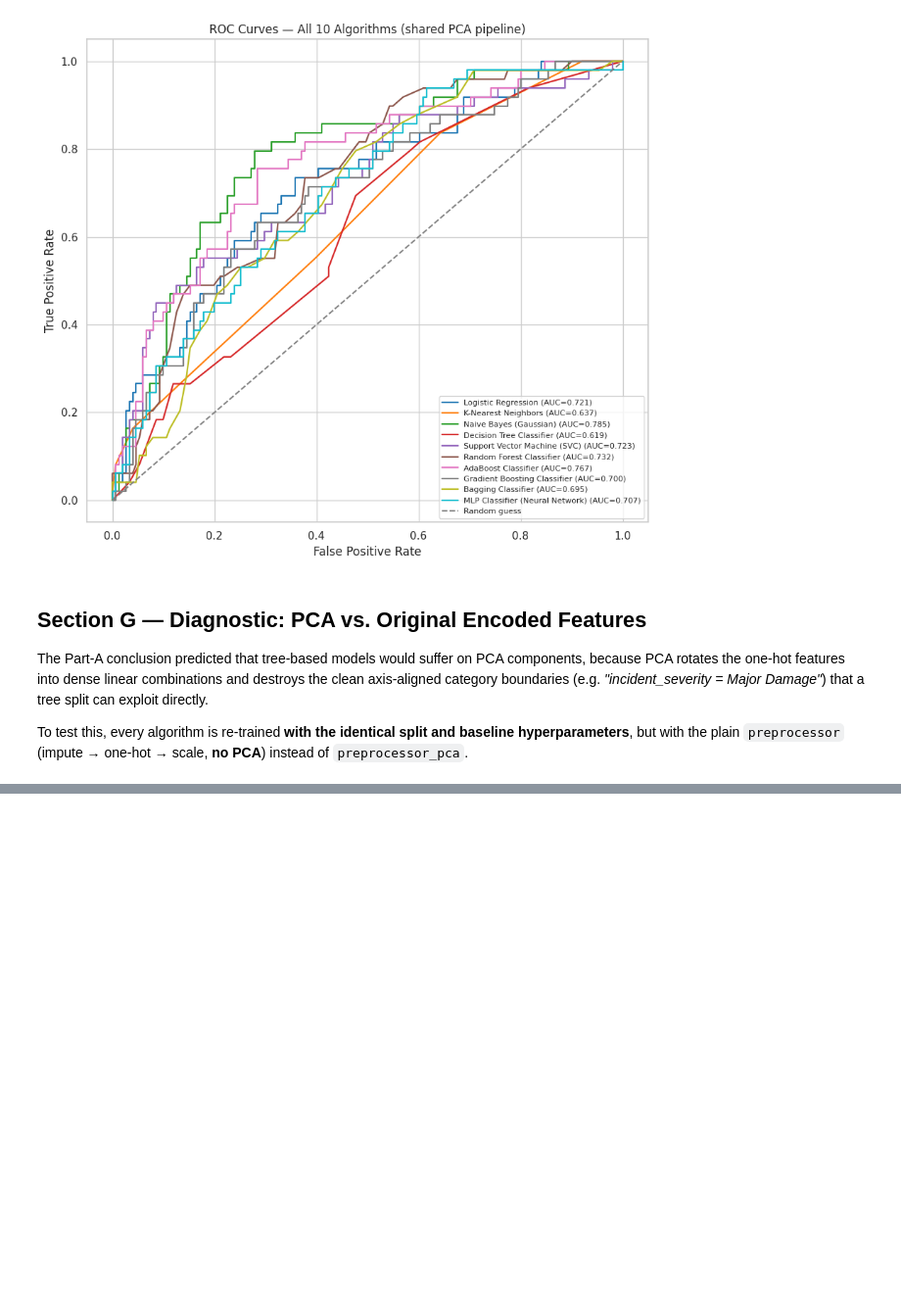
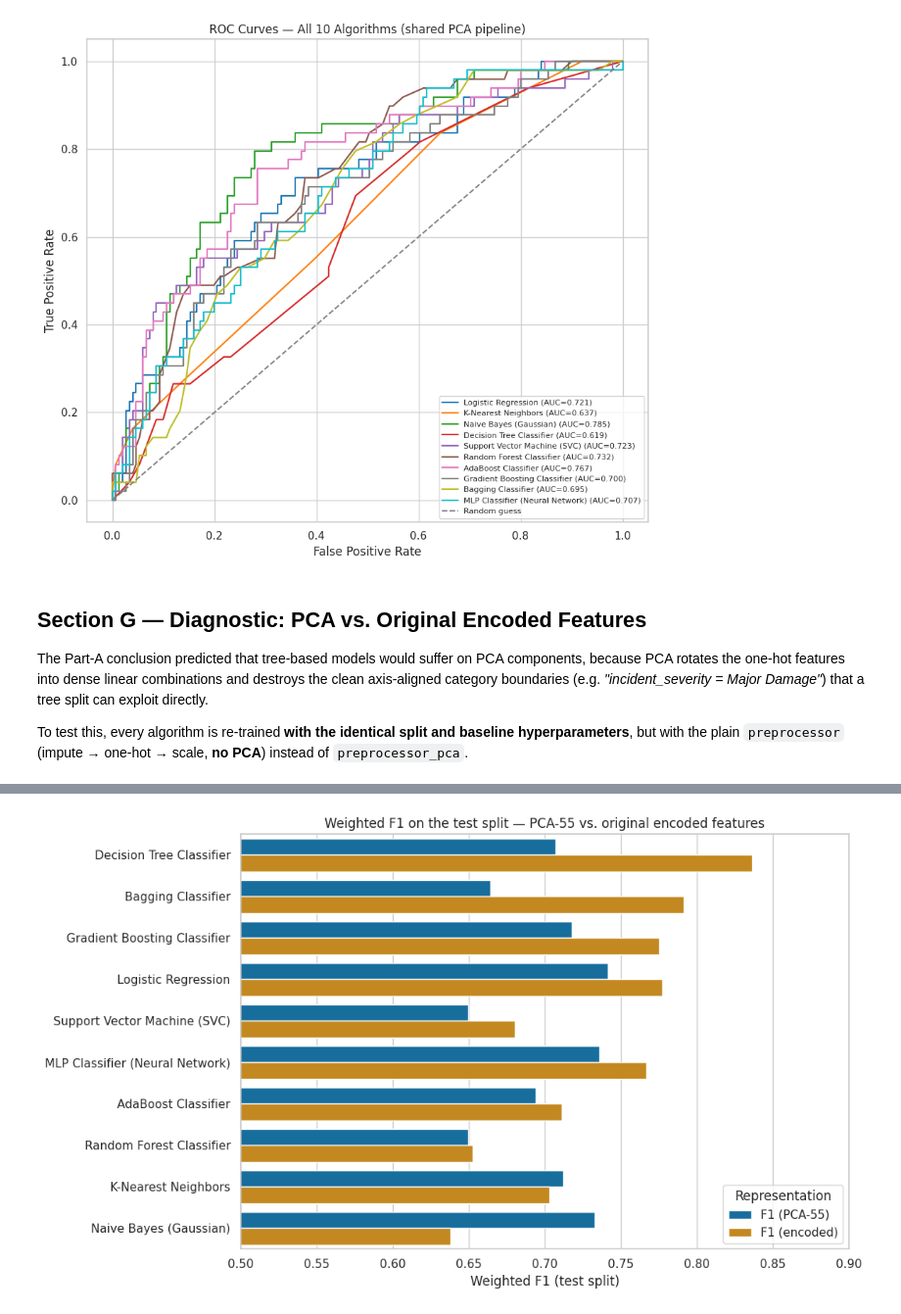
Before and after one commit to GVR2007/AI-risk-analysis, a Jupyter notebook: notebooks/classification.ipynb, the cells around one changed output, grey strips where cells are left out. Shown at 98% size. Drawn from its saved outputs; the diff is of its cells as text; code cells hidden in the pictures; blank space fills up the shorter version.

```diff
--- a/notebooks/classification.ipynb
+++ b/notebooks/classification.ipynb
@@ -753,3 +753,24 @@ plt.show()
 The Part-A conclusion predicted that tree-based models would suffer on PCA components, because PCA rotates the one-hot features into dense linear combinations and destroys the clean axis-aligned category boundaries (e.g. *"incident_severity = Major Damage"*) that a tree split can exploit directly.
 
 To test this, every algorithm is re-trained **with the identical split and baseline hyperparameters**, but with the plain `preprocessor` (impute → one-hot → scale, **no PCA**) instead of `preprocessor_pca`.
+# %%
+all_models = {**models_part_a, **models_part_b}
+
+comparison_rows = []
+for name, est in all_models.items():
+    pipe_enc = Pipeline([('preprocess', preprocessor), ('model', clone(est))]).fit(X_train, y_train)
+    m_enc, _, _ = evaluate_classifier(name, pipe_enc)
+    m_pca = results_all_df.loc[results_all_df['Model'] == name].iloc[0]
+    comparison_rows.append({
+        'Model': name,
+        'F1 (PCA-55)': m_pca['F1 (weighted)'], 'F1 (encoded)': m_enc['F1 (weighted)'],
+        'AUC (PCA-55)': m_pca['ROC-AUC'], 'AUC (encoded)': m_enc['ROC-AUC'],
+    })
+
+pca_vs_enc_df = pd.DataFrame(comparison_rows)
+pca_vs_enc_df['F1 change'] = pca_vs_enc_df['F1 (encoded)'] - pca_vs_enc_df['F1 (PCA-55)']
+pca_vs_enc_df['Better representation'] = np.where(pca_vs_enc_df['F1 change'] > 0, 'Encoded (no PCA)', 'PCA-55')
+pca_vs_enc_df = pca_vs_enc_df.sort_values('F1 change', ascending=False).reset_index(drop=True)
+pca_vs_enc_df.index += 1
+pca_vs_enc_df.style.format({c: '{:.4f}' for c in pca_vs_enc_df.columns if c not in ('Model', 'Better representation')}) \
+    .background_gradient(subset=['F1 change'], cmap='RdYlGn', vmin=-0.15, vmax=0.15)
@@ -755,0 +789,15 @@ To test this, every algorithm is re-trained **with the identical split and basel
+# %%
+plot_df = pca_vs_enc_df.melt(id_vars='Model', value_vars=['F1 (PCA-55)', 'F1 (encoded)'],
+                            var_name='Representation', value_name='Weighted F1')
+plt.figure(figsize=(11, 6.5))
+sns.barplot(data=plot_df, y='Model', x='Weighted F1', hue='Representation', palette='colorblind')
+plt.xlim(0.5, 0.9)
+plt.title('Weighted F1 on the test split — PCA-55 vs. original encoded features')
+plt.xlabel('Weighted F1 (test split)')
+plt.ylabel('')
+plt.legend(title='Representation', loc='lower right')
+plt.tight_layout()
+plt.savefig('../models/clf_pca_vs_encoded.png', bbox_inches='tight')
+plt.show()
+# %% [output]
+[figure, added]
```
Also changed, not shown: parts of 19 cells of this notebook.
